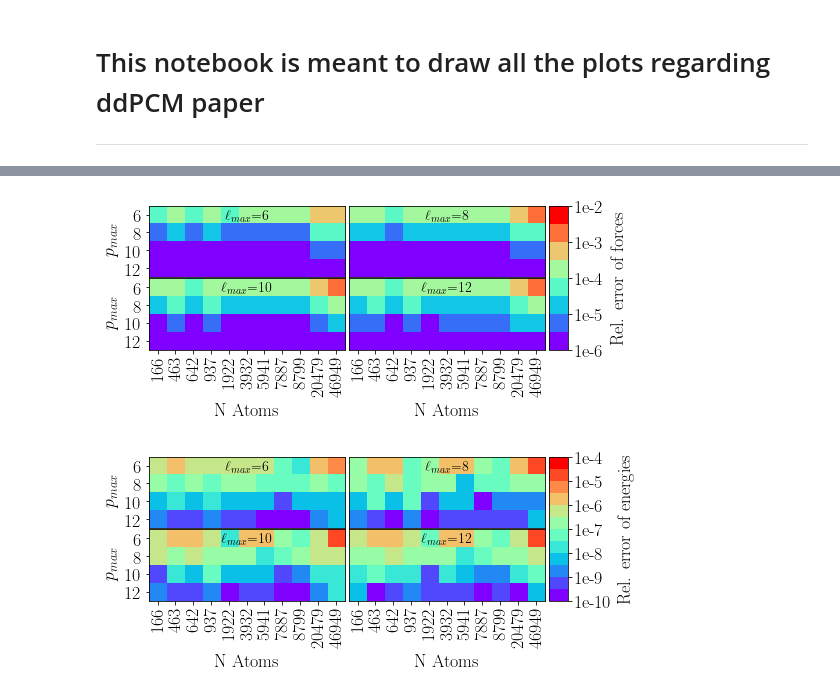
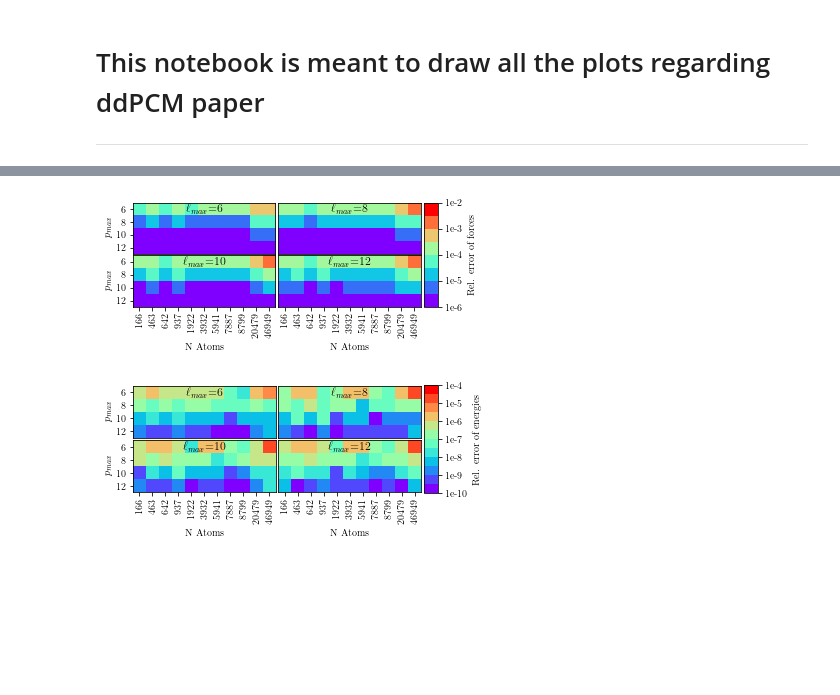
Before and after one commit to ACoM-Computational-Mathematics/2021_ddpcm_fmm, a Jupyter notebook: plots/plots_vdw.ipynb, the cells around one changed output, grey strips where cells are left out. Drawn from its saved outputs; the diff is of its cells as text; code cells hidden in the pictures; blank space fills up the shorter version.

```diff
--- a/plots/plots_vdw.ipynb
+++ b/plots/plots_vdw.ipynb
@@ -500,22 +225,16 @@ energies_results = np.zeros((len(lmaxs), len(pmaxs), len(molecules)))
 for i, lmax in enumerate(lmaxs):
     for j, pmax in enumerate(pmaxs):
         for k, mol in enumerate(molecules):
-            fname_fmm = "../experiments/fmm_vs_fmm_vdw/{}.{}.{}.fmm".format(mol, lmax, pmax)
+            fname_fmm = fmm_dir + "/{}.{}.{}.fmm".format(mol, lmax, pmax)
             result_fmm = read_output_file(fname_fmm)
-            fname_dense = "../experiments/fmm_vs_fmm_vdw/{}.{}.{}.fmm".format(mol, lmax, 20)
+            fname_dense = fmm_dir + "/{}.{}.{}.fmm".format(mol, lmax, 20)
             result_dense = read_output_file(fname_dense)
             forces_results[i, j, k] = (np.linalg.norm(result_fmm["ddpcm forces"]-result_dense["ddpcm forces"])/
                                 np.linalg.norm(result_dense["ddpcm forces"]))
             energies_results[i, j, k] = (abs((result_fmm["ddpcm esolv"]-result_dense["ddpcm esolv"]) /
                                          result_dense["ddpcm esolv"]))
 # %%
-fig = plt.figure(figsize=(5.5, 2))
-font = {'size'   : 18,
-       'family': 'serif',
-       'serif': ['Computer Modern']}
-mpl.rc('font', **font)
-mpl.rc('text', usetex=True)
-
+fig = plt.figure(figsize=(4, 1.45))
 vmax = int(np.log10(np.max(forces_results)))
 vmin = int(np.log10(np.min(forces_results)))
 
@@ -524,7 +243,7 @@ cmap = plt.cm.get_cmap('rainbow', (vmax - vmin)*2)
 for i, lmax in enumerate(lmaxs):
     ax = fig.add_subplot(2, 2, 1 + i)
     ax.matshow(np.log10(forces_results[i]), cmap=cmap, vmin=vmin, vmax=vmax)
-    ax.set_title('$\ell_{max}$=' + str(lmax), y=0.70, color='black', size=14)
+    ax.set_title('$\ell_{max}$=' + str(lmax), y=0.70, color='black')
     ax.set_xticks([])
     ax.set_yticks([])
     if i%2 == 0:
@@ -541,58 +260,56 @@ for i, lmax in enumerate(lmaxs):
 ax2 = fig.add_axes([1.01, 0.0, 0.05, 1.0])
 cb = mpl.colorbar.ColorbarBase(ax2, cmap=cmap, ticks=np.arange(vmin, vmax + 0.1, 1.0),
                                boundaries=np.arange(vmin, vmax + 0.1, 0.5),
+                               norm=mpl.colors.Normalize(vmin, vmax),
                                format='1e%i', label='Rel. error of forces')
 
 plt.subplots_adjust(top=1.0, bottom=0.0, left=0.0, right=1.0, wspace=0.02, hspace=0.02)
 #ax.set_xlabel('$\ell_{{max}}$')
 #ax.set_ylabel('$p_{{max}}$')
 
-plt.savefig("fmm_vs_fmm_vdw_force.pdf", bbox_inches='tight')
+#plt.savefig("fmm_vs_fmm_vdw_force.pdf", bbox_inches='tight')
+plt.savefig("fmm_vs_fmm_vdw_force.pgf", bbox_inches='tight')
 plt.show()
 plt.close()
 # %% [output]
-[figure, old version]
+[figure, new version]
 # %%
-fig = plt.figure(figsize=(5.5, 2))
-font = {'size'   : 18,
-       'family': 'serif',
-       'serif': ['Computer Modern']}
-mpl.rc('font', **font)
-mpl.rc('text', usetex=True)
-
+fig = plt.figure(figsize=(4, 1.5))
 vmax = int(np.log10(np.max(energies_results)))
 vmin = int(np.log10(np.min(energies_results)))
 
 cmap = plt.cm.get_cmap('rainbow', (vmax - vmin)*2)
 
 for i, lmax in enumerate(lmaxs):
     ax = fig.add_subplot(2, 2, 1 + i)
-    ax.matshow(np.log10(results[i]), cmap=cmap, vmin=vmin, vmax=vmax)
-    ax.set_title('$\ell_{max}$=' + str(lmax), y=0.70, color='black', size=14)
+    ax.matshow(np.log10(energies_results[i]), cmap=cmap, vmin=vmin, vmax=vmax)
+    ax.set_title('$\ell_{max}$=' + str(lmax), y=0.70, color='black')
     ax.set_xticks([])
     ax.set_yticks([])
     if i%2 == 0:
         ax.set_ylabel('$p_{max}$')
         ax.set_yticks([0, 1, 2, 3])
         ax.set_yticklabels([str(p) for p in pmaxs])
     if i >= 2:
         ax.set_xticks(range(len(natoms)))
         ax.set_xticklabels([str(n) for n in natoms], rotation='vertical')
         ax.xaxis.set_ticks_position('bottom')
         ax.set_xlabel('N Atoms')
 
 # create a second axes for the colorbar
 ax2 = fig.add_axes([1.01, 0.0, 0.05, 1.0])
-cb = mpl.colorbar.ColorbarBase(ax2, cmap=cmap, ticks=np.arange(vmin, vmax + 0.1, 1.0),
+cb = mpl.colorbar.ColorbarBase(ax=ax2, cmap=cmap, ticks=np.arange(vmin, vmax + 0.1, 1.0),
                                boundaries=np.arange(vmin, vmax + 0.1, 0.5),
+                               norm=mpl.colors.Normalize(vmin, vmax),
                                format='1e%i', label='Rel. error of energies')
 
 plt.subplots_adjust(top=1.0, bottom=0.0, left=0.0, right=1.0, wspace=0.02, hspace=0.02)
 #ax.set_xlabel('$\ell_{{max}}$')
 #ax.set_ylabel('$p_{{max}}$')
 
-plt.savefig("fmm_vs_fmm_vdw_esolv.pdf", bbox_inches='tight')
+#plt.savefig("fmm_vs_fmm_vdw_esolv.pdf", bbox_inches='tight')
+plt.savefig("fmm_vs_fmm_vdw_esolv.pgf", bbox_inches='tight')
 plt.show()
 plt.close()
 # %% [output]
-[figure, old version]
+[figure, new version]
```
Also changed, not shown: parts of 14 cells of this notebook.
